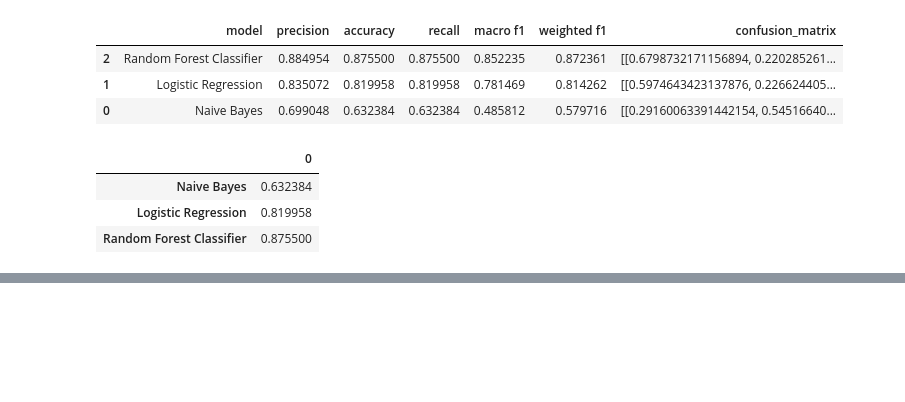
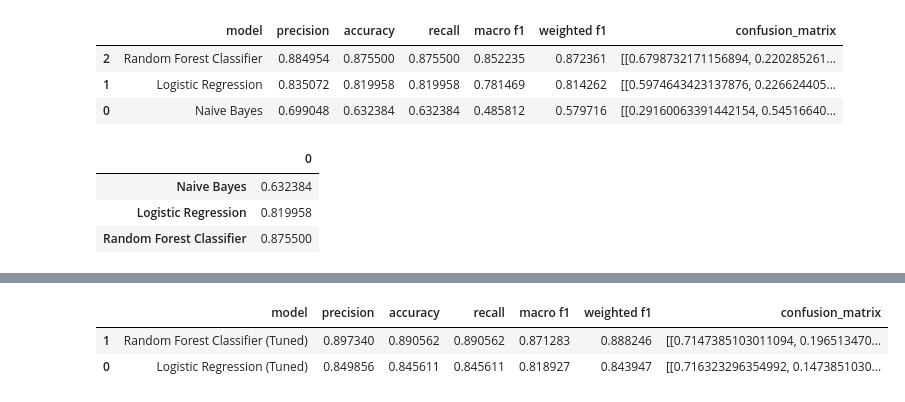
Before and after one commit to erenceh/ml-bug-prediction, a Jupyter notebook: ml/notebooks/02_Baseline_Modeling.ipynb, the cells around one changed output, grey strips where cells are left out. Drawn from its saved outputs; the diff is of its cells as text; code cells hidden in the pictures; blank space fills up the shorter version.

```diff
--- a/ml/notebooks/02_Baseline_Modeling.ipynb
+++ b/ml/notebooks/02_Baseline_Modeling.ipynb
@@ -362,0 +441,25 @@ Normalized confusion matrices highlight where models make mistakes:
+# %%
+# Create a hyperparameter grid for Random Forest Classifier
+rf_grid = {
+  "n_estimators": [100, 200, 500],
+  "max_depth": [None, 20, 30],
+  "min_samples_split": [2, 5, 10],
+  "min_samples_leaf": [1, 2, 4],
+  "max_features": ["sqrt", "log2"],
+  "bootstrap": [True, False]
+}
+
+# Tune Random Forest Classifier
+np.random.seed(42)
+
+rs_rf = RandomizedSearchCV(
+  RandomForestClassifier(),
+  param_distributions=rf_grid,
+  n_iter=20,
+  scoring="f1_weighted",
+  cv=5,
+  verbose=True,
+  n_jobs=-1
+)
+
+rs_rf.fit(X_train, y_train)
@@ -362,0 +499,13 @@ Normalized confusion matrices highlight where models make mistakes:
+# %%
+tuned_models = {
+  "Logistic Regression (Tuned)": rs_log_reg,
+  "Random Forest Classifier (Tuned)": rs_rf
+}
+# %%
+tuned_eval_df = evalute_models(
+  tuned_models,
+  X_test=X_test,
+  y_test=y_test,
+  class_labels=class_names,
+  plot_cm=True
+  )
@@ -362,0 +537,6 @@ Normalized confusion matrices highlight where models make mistakes:
+# %%
+display(tuned_eval_df)
+# %% [output]
+|  | model | precision | accuracy | recall | macro f1 | weighted f1 | confusion_matrix |
+| 1 | Random Forest Classifier (Tuned) | 0.897340 | 0.890562 | 0.890562 | 0.871283 | 0.888246 | [[0.7147385103011094, 0.196513470... |
+| 0 | Logistic Regression (Tuned) | 0.849856 | 0.845611 | 0.845611 | 0.818927 | 0.843947 | [[0.716323296354992, 0.1473851030... |
```
Also changed, not shown: parts of 20 cells of this notebook, 1 other file.
